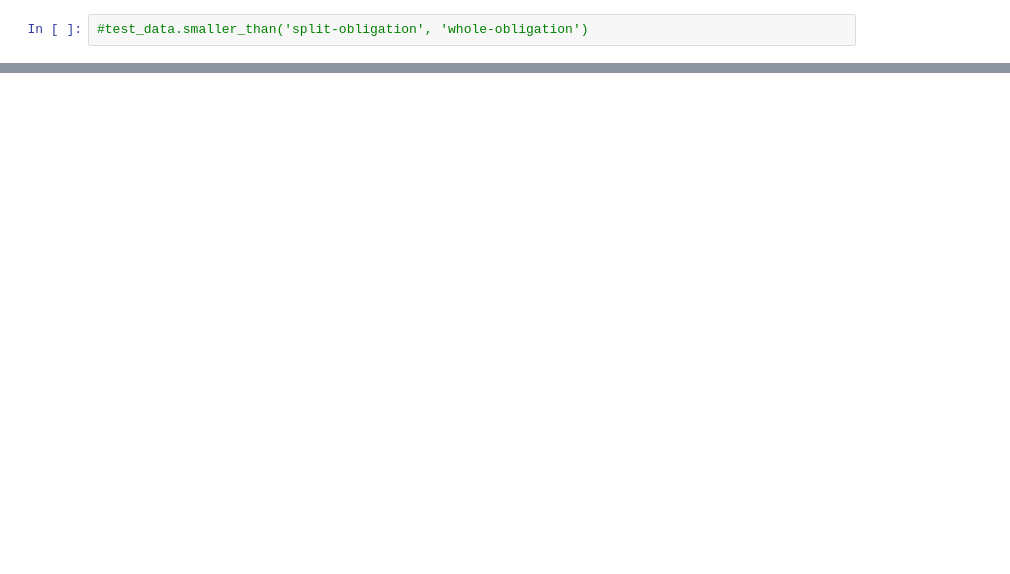
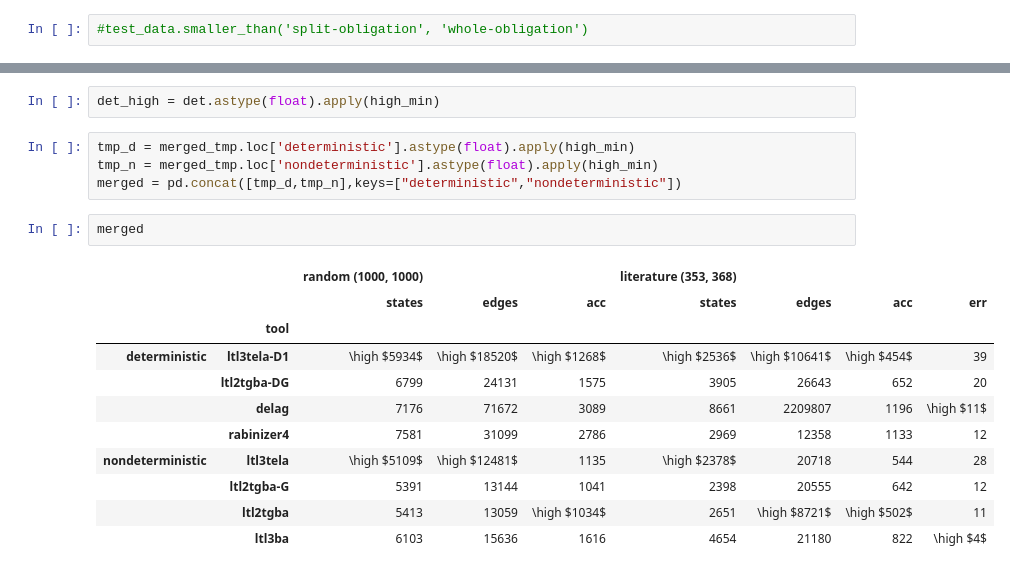
Before and after one commit to jurajmajor/ltl3tela, a Jupyter notebook: Experiments/Evaluation_ATVA19.ipynb, the cells around one changed output, grey strips where cells are left out. Drawn from its saved outputs; the diff is of its cells as text; blank space fills up the shorter version.

```diff
--- a/Experiments/Evaluation_ATVA19.ipynb
+++ b/Experiments/Evaluation_ATVA19.ipynb
@@ -214,0 +315,20 @@ n_data_patterns.smaller_than('ltl2tgba-G', 'ltl3tela')
+# %%
+det_high = det.astype(float).apply(high_min)
+# %%
+tmp_d = merged_tmp.loc['deterministic'].astype(float).apply(high_min)
+tmp_n = merged_tmp.loc['nondeterministic'].astype(float).apply(high_min)
+merged = pd.concat([tmp_d,tmp_n],keys=["deterministic","nondeterministic"])
+# %%
+merged
+# %% [output]
+|  |  | random (1000, 1000) |  |  | literature (353, 368) |  |  |  |
+|  |  | states | edges | acc | states | edges | acc | err |
+|  | tool |  |  |  |  |  |  |  |
+| deterministic | ltl3tela-D1 | \high $5934$ | \high $18520$ | \high $1268$ | \high $2536$ | \high $10641$ | \high $454$ | 39 |
+|  | ltl2tgba-DG | 6799 | 24131 | 1575 | 3905 | 26643 | 652 | 20 |
+|  | delag | 7176 | 71672 | 3089 | 8661 | 2209807 | 1196 | \high $11$ |
+|  | rabinizer4 | 7581 | 31099 | 2786 | 2969 | 12358 | 1133 | 12 |
+| nondeterministic | ltl3tela | \high $5109$ | \high $12481$ | 1135 | \high $2378$ | 20718 | 544 | 28 |
+|  | ltl2tgba-G | 5391 | 13144 | 1041 | 2398 | 20555 | 642 | 12 |
+|  | ltl2tgba | 5413 | 13059 | \high $1034$ | 2651 | \high $8721$ | \high $502$ | 11 |
+|  | ltl3ba | 6103 | 15636 | 1616 | 4654 | 21180 | 822 | \high $4$ |
```
Also changed, not shown: parts of 31 cells of this notebook, 1 other file.
